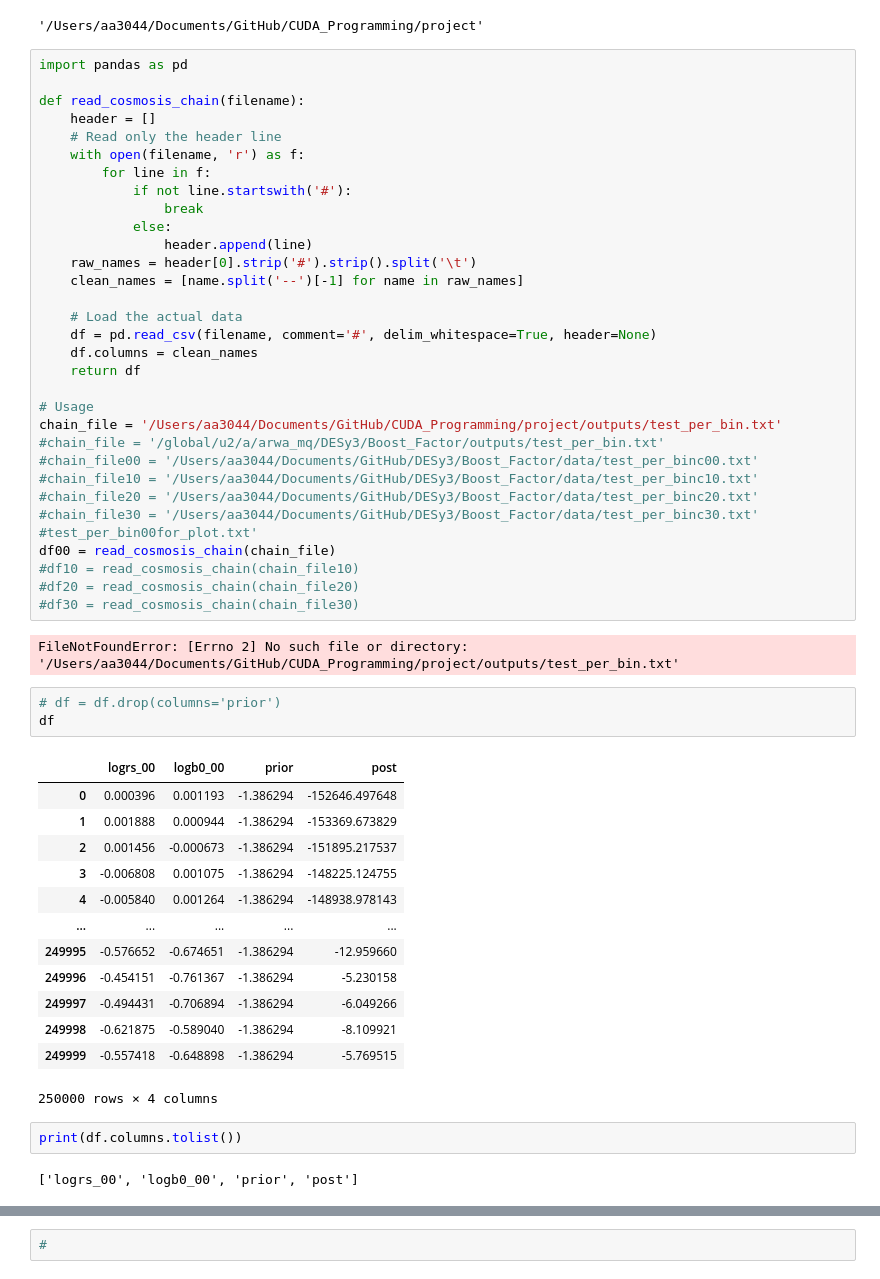
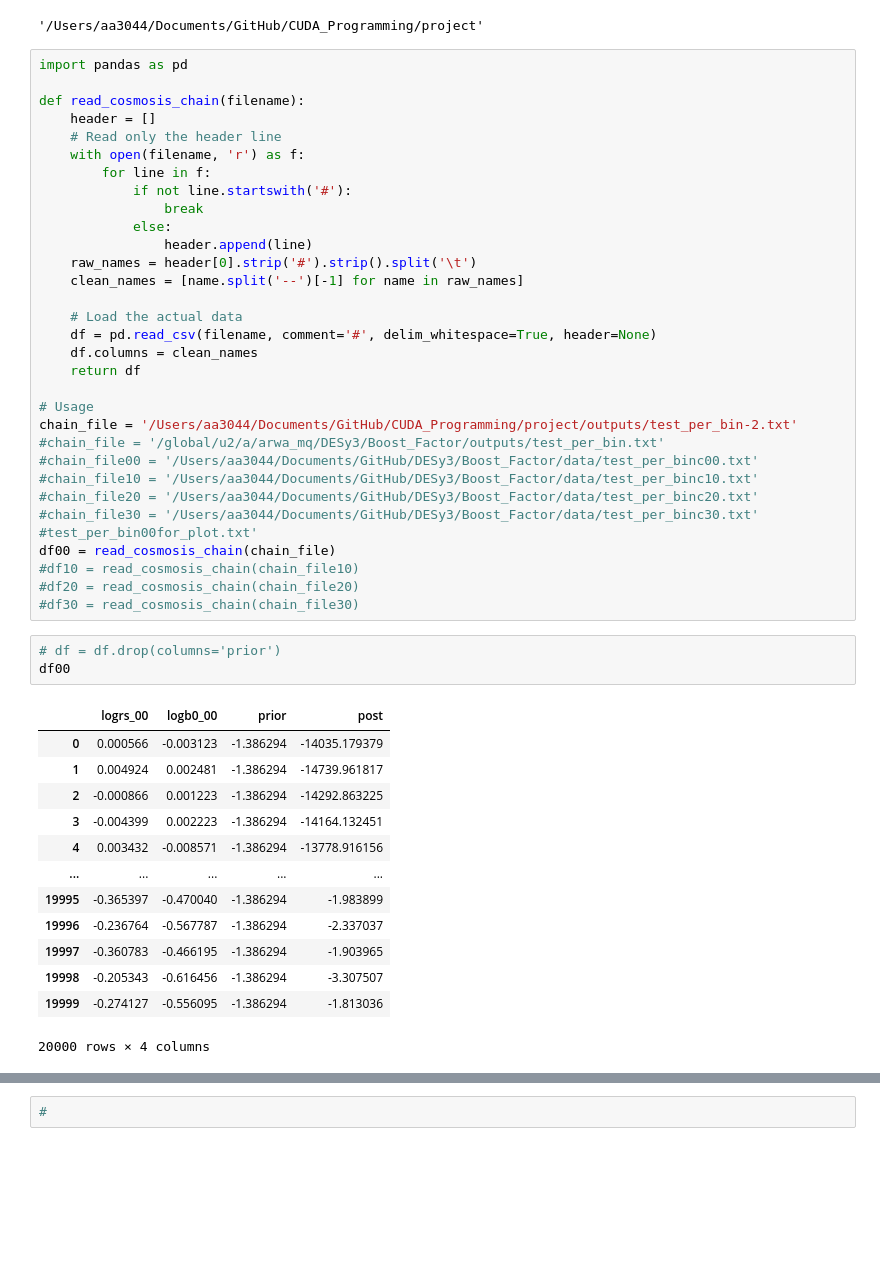
Before and after one commit to Arwa-Mq/CUDA_Programming, a Jupyter notebook: project/plot_cosmosis_chain-2.ipynb, the cells around one changed output, grey strips where cells are left out. Drawn from its saved outputs; the diff is of its cells as text; blank space fills up the shorter version.

```diff
--- a/project/plot_cosmosis_chain-2.ipynb
+++ b/project/plot_cosmosis_chain-2.ipynb
@@ -25,7 +25,7 @@ def read_cosmosis_chain(filename):
     return df
 
 # Usage
-chain_file = '/Users/aa3044/Documents/GitHub/CUDA_Programming/project/outputs/test_per_bin.txt'
+chain_file = '/Users/aa3044/Documents/GitHub/CUDA_Programming/project/outputs/test_per_bin-2.txt'
 #chain_file = '/global/u2/a/arwa_mq/DESy3/Boost_Factor/outputs/test_per_bin.txt'
 #chain_file00 = '/Users/aa3044/Documents/GitHub/DESy3/Boost_Factor/data/test_per_binc00.txt'
 #chain_file10 = '/Users/aa3044/Documents/GitHub/DESy3/Boost_Factor/data/test_per_binc10.txt'
@@ -36,26 +36,20 @@ df00 = read_cosmosis_chain(chain_file)
 #df10 = read_cosmosis_chain(chain_file10)
 #df20 = read_cosmosis_chain(chain_file20)
 #df30 = read_cosmosis_chain(chain_file30)
-# %% [output]
-FileNotFoundError: [Errno 2] No such file or directory: '/Users/aa3044/Documents/GitHub/CUDA_Programming/project/outputs/test_per_bin.txt'
 # %%
 # df = df.drop(columns='prior')
-df
+df00
 # %% [output]
 |  | logrs_00 | logb0_00 | prior | post |
-| 0 | 0.000396 | 0.001193 | -1.386294 | -152646.497648 |
-| 1 | 0.001888 | 0.000944 | -1.386294 | -153369.673829 |
-| 2 | 0.001456 | -0.000673 | -1.386294 | -151895.217537 |
-| 3 | -0.006808 | 0.001075 | -1.386294 | -148225.124755 |
-| 4 | -0.005840 | 0.001264 | -1.386294 | -148938.978143 |
+| 0 | 0.000566 | -0.003123 | -1.386294 | -14035.179379 |
+| 1 | 0.004924 | 0.002481 | -1.386294 | -14739.961817 |
+| 2 | -0.000866 | 0.001223 | -1.386294 | -14292.863225 |
+| 3 | -0.004399 | 0.002223 | -1.386294 | -14164.132451 |
+| 4 | 0.003432 | -0.008571 | -1.386294 | -13778.916156 |
 | ... | ... | ... | ... | ... |
-| 249995 | -0.576652 | -0.674651 | -1.386294 | -12.959660 |
-| 249996 | -0.454151 | -0.761367 | -1.386294 | -5.230158 |
-| 249997 | -0.494431 | -0.706894 | -1.386294 | -6.049266 |
-| 249998 | -0.621875 | -0.589040 | -1.386294 | -8.109921 |
-| 249999 | -0.557418 | -0.648898 | -1.386294 | -5.769515 |
+| 19995 | -0.365397 | -0.470040 | -1.386294 | -1.983899 |
+| 19996 | -0.236764 | -0.567787 | -1.386294 | -2.337037 |
+| 19997 | -0.360783 | -0.466195 | -1.386294 | -1.903965 |
+| 19998 | -0.205343 | -0.616456 | -1.386294 | -3.307507 |
+| 19999 | -0.274127 | -0.556095 | -1.386294 | -1.813036 |
-250000 rows × 4 columns
+20000 rows × 4 columns
-# %%
-print(df.columns.tolist())
-# %% [output]
-['logrs_00', 'logb0_00', 'prior', 'post']
```
Also changed, not shown: parts of 17 cells of this notebook.
